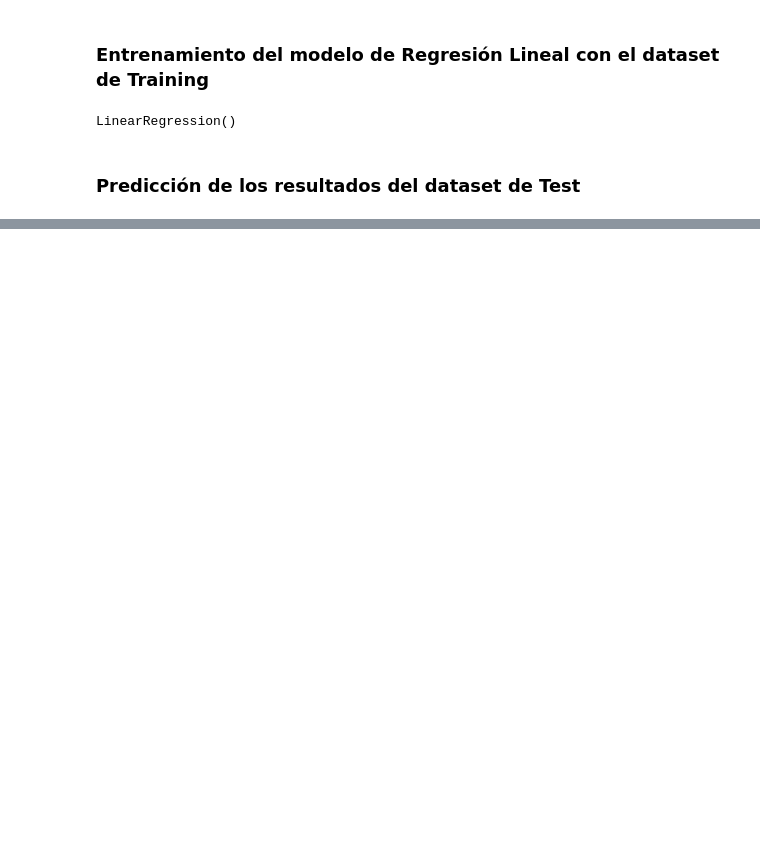
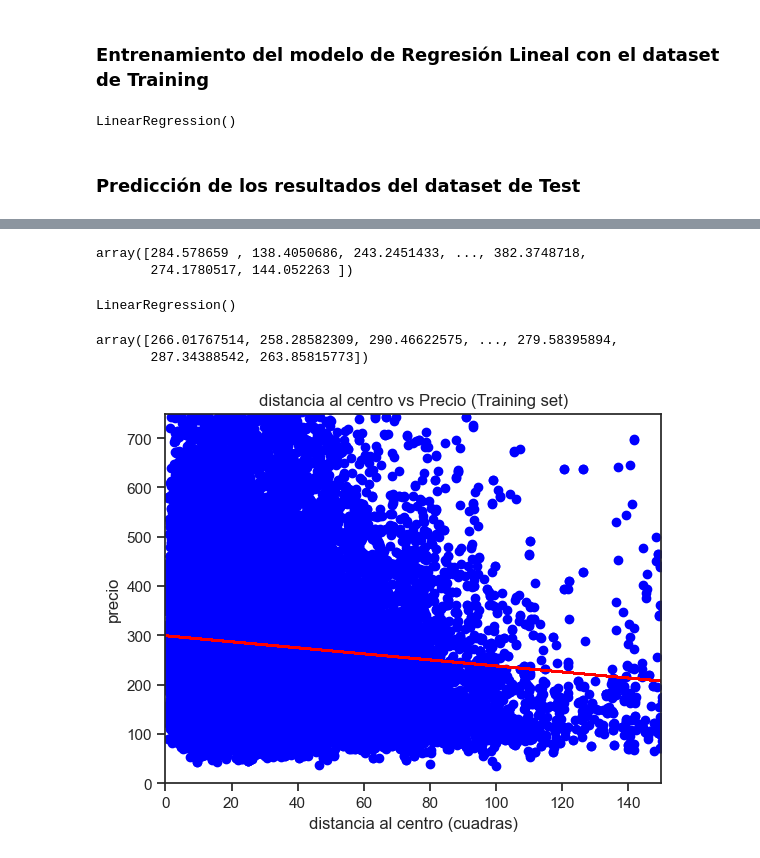
Before and after one commit to Leo12Casale/AnalisisDatos-Accidentes, a Jupyter notebook: Graficos.ipynb, the cells around one changed output, grey strips where cells are left out. Drawn from its saved outputs; the diff is of its cells as text; code cells hidden in the pictures; blank space fills up the shorter version.

```diff
--- a/Graficos.ipynb
+++ b/Graficos.ipynb
@@ -221,0 +246,4 @@ ValueError: x and y must be the same size
+# %%
+X_row = df.iloc[:, -1].values
+X = X_row.reshape(-1,1)
+X
@@ -221,0 +258,3 @@ ValueError: x and y must be the same size
+# %%
+y = df.iloc[:, 1].values
+y
@@ -221,0 +264,2 @@ ValueError: x and y must be the same size
+# %%
+X_train, X_test, y_train, y_test = train_test_split(X, y, test_size=0.2, random_state=42)
@@ -221,0 +276,31 @@ ValueError: x and y must be the same size
+# %%
+y_train
+# %% [output]
+array([284.578659 , 138.4050686, 243.2451433, ..., 382.3748718,
+       274.1780517, 144.052263 ])
+# %%
+regressor = LinearRegression()
+regressor.fit(X_train, y_train)
+# %% [output]
+LinearRegression()
+# %%
+y_pred = regressor.predict(X_test)
+y_pred
+# %% [output]
+array([266.01767514, 258.28582309, 290.46622575, ..., 279.58395894,
+       287.34388542, 263.85815773])
+# %%
+plt.scatter(X_train, y_train, color = 'blue')
+plt.plot(X_train, regressor.predict(X_train), color = 'red')
+plt.title('distancia al centro vs Precio (Training set)')
+plt.xlabel('distancia al centro (cuadras)')
+plt.ylabel('precio')
+
+y_limit = 750
+x_limit = 150
+plt.ylim(0, y_limit)
+plt.xlim(0,x_limit)
+
+plt.show()
+# %% [output]
+[figure, added]
```
Also changed, not shown: parts of 13 cells of this notebook.
